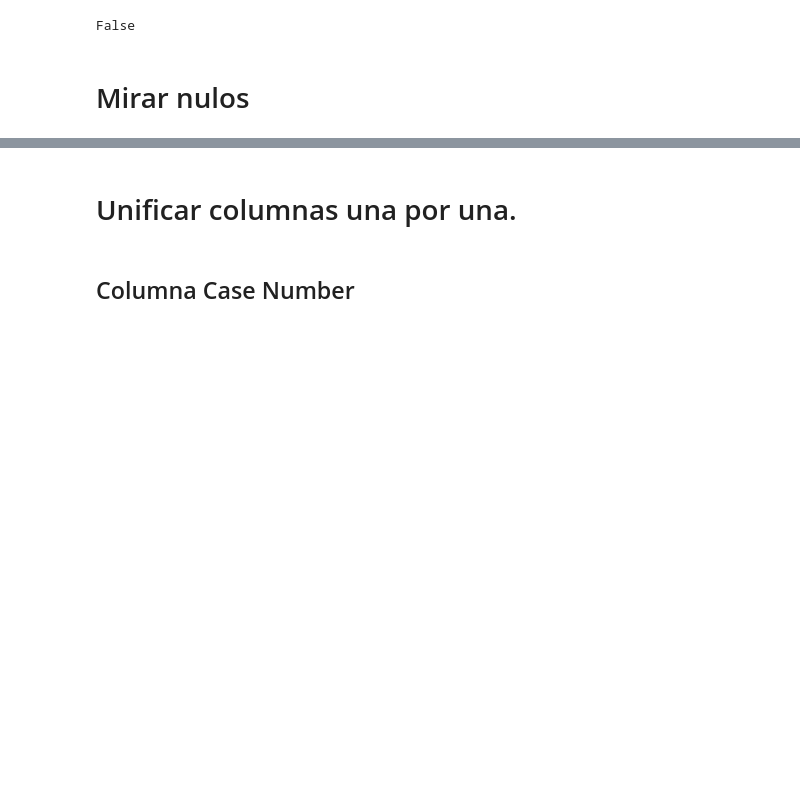
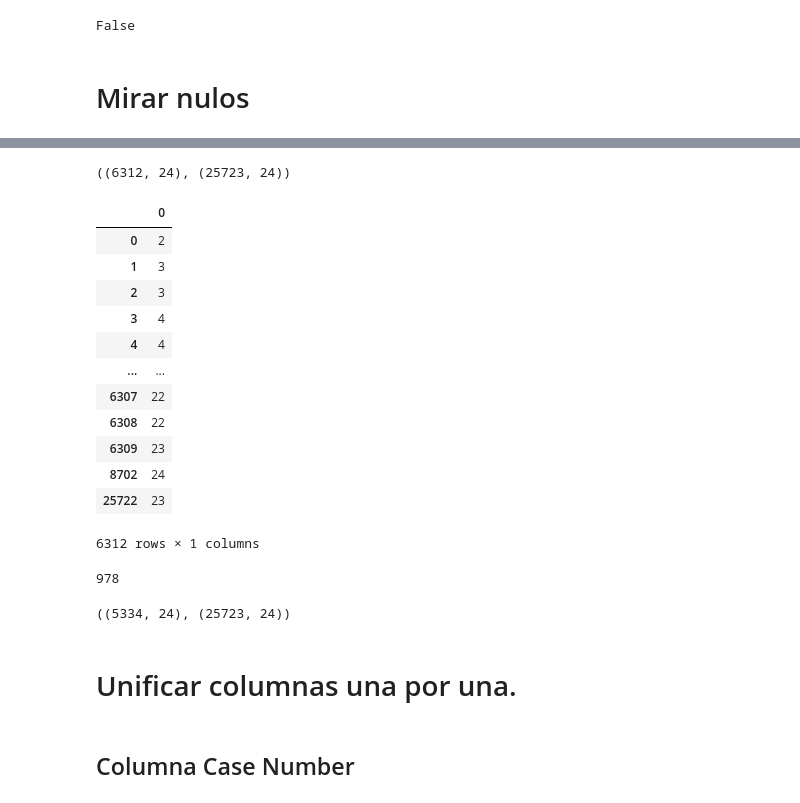
Before and after one commit to Mar26sds/Proyecto-Shark-Mar-S-nchez-de-Salas, a Jupyter notebook: main-code.ipynb, the cells around one changed output, grey strips where cells are left out. Saved outputs shown, nothing was run; the diff lists cells and outputs as text; code cells hidden in the pictures; blank space fills up the shorter version.

```diff
--- a/main-code.ipynb
+++ b/main-code.ipynb
@@ -176,0 +164,4 @@ plt.show();
+# %%
+data.shape, data_ori.shape
+# %% [output]
+((6312, 24), (25723, 24))
@@ -176,0 +172,21 @@ plt.show();
+# %%
+data_a
+# %% [output]
+|  | 0 |
+| 0 | 2 |
+| 1 | 3 |
+| 2 | 3 |
+| 3 | 4 |
+| 4 | 4 |
+| ... | ... |
+| 6307 | 22 |
+| 6308 | 22 |
+| 6309 | 23 |
+| 8702 | 24 |
+| 25722 | 23 |
+6312 rows × 1 columns
+# %%
+bad_indices=data_a[data_a[0]>5].index
+len(bad_indices)
+# %% [output]
+978
@@ -177,3 +195,7 @@ plt.show();
+# %%
+data.shape, data_ori.shape
+# %% [output]
+((5334, 24), (25723, 24))
 # %% [markdown]
 # Unificar columnas una por una.
 # %% [markdown]
```
Also changed, not shown: parts of 23 cells of this notebook.
